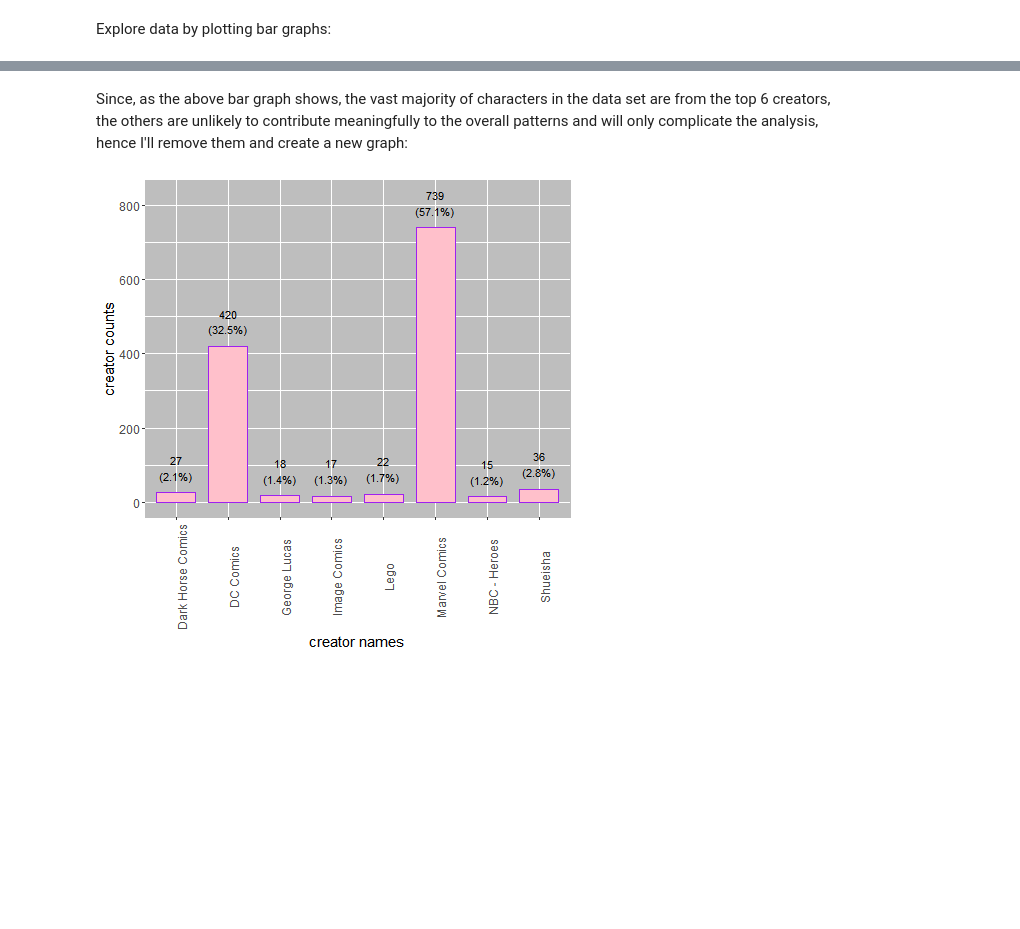
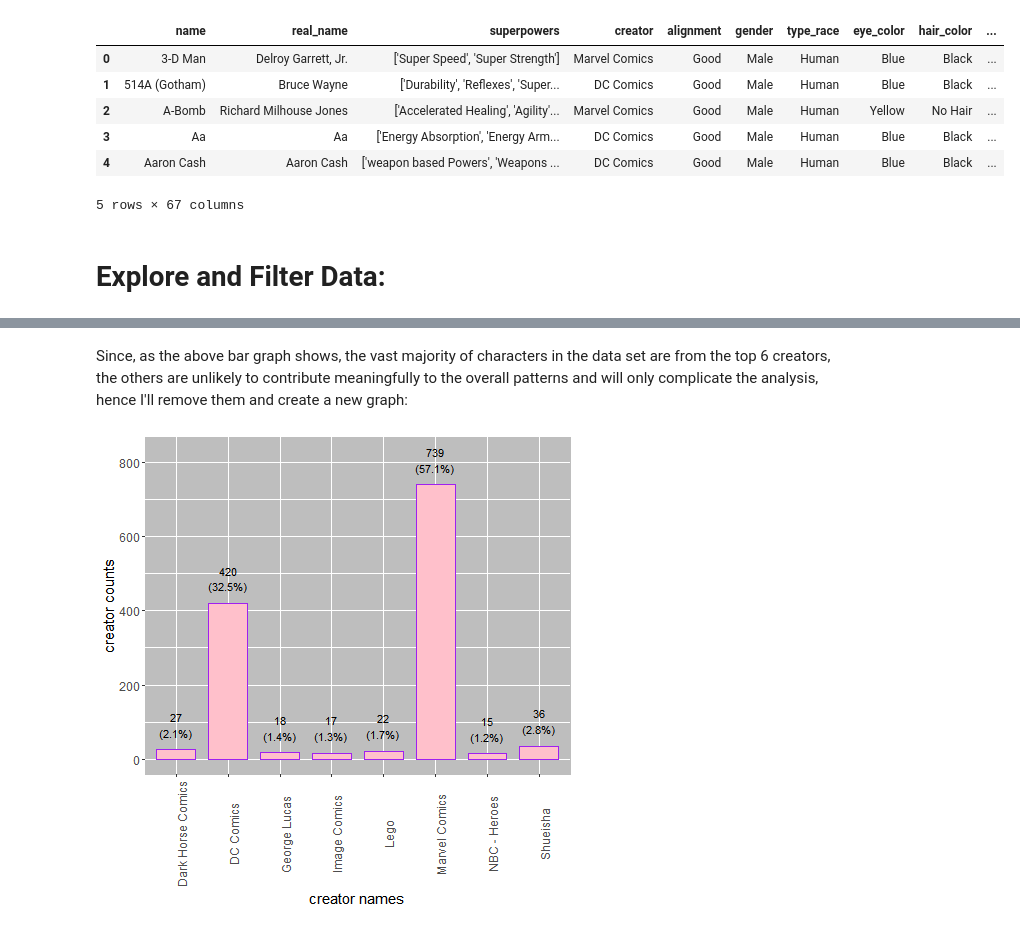
Before and after one commit to mikayla-eckelcifrese/DAT402-Project-1, a Jupyter notebook: K-Nearest Neighbors Analysis.ipynb, the cells around one changed output, grey strips where cells are left out. Drawn from its saved outputs; the diff is of its cells as text; code cells hidden in the pictures; blank space fills up the shorter version.

```diff
--- a/K-Nearest Neighbors Analysis.ipynb
+++ b/K-Nearest Neighbors Analysis.ipynb
@@ -97,0 +128,18 @@ quantitativeVariablesFilled;
+# %%
+#get numeric variable indexes and names
+encodedVariableIndexes = [i for i in range(18, 68)]
+
+
+numericVariables = superheroData.iloc[:, [3, 4, 5, 6, 7, 8, 14, 15]]
+
+#check for nulls before imputing
+numericVariables.isnull().sum() >> Print
+
+knnImputer = KNNImputer(n_neighbors = 10)
+
+numericVariablesFilled = \
+    pd.DataFrame(knnImputer.fit_transform(numericVariables))
+
+numericVariablesFilled.columns = numericVariables.columns
+
+numericVariablesFilled.isnull().sum()
@@ -98,7 +167,9 @@ quantitativeVariablesFilled;
 # %%
-categoricalVariableNames = [i for i in range(16, 68)]
+encodedVariableIndexes = [i for i in range(18, 68)]
 
-categoricalVariables = superheroData.iloc[:, [1, 2, 9, 10, 11, 12, 13] + categoricalVariableNames]
+categoricalVariables = superheroData.iloc[:, [1, 2, 9, 10, 11, 12, 13, 16, 17] + encodedVariableIndexes]
+
+categoricalVariables.isnull().sum().head() >> Print
 
 
 simpleImputer = SimpleImputer(strategy = "most_frequent")
@@ -108,4 +179,4 @@ categoricalVariablesFilled = pd.DataFrame(simpleImputer.fit_transform(categorica
 categoricalVariablesFilled.columns = categoricalVariables.columns
 
 
-categoricalVariablesFilled;
+categoricalVariablesFilled.isnull().sum().head()
@@ -112,8 +196,16 @@ categoricalVariablesFilled;
 # %%
-superheroDataFilled = pd.concat([categoricalVariablesFilled, quantitativeVariablesFilled], axis = 1)
-superheroDataFilled.head();
+superheroDataFilled = pd.concat([categoricalVariablesFilled, numericVariablesFilled], axis = 1)
+superheroDataFilled.head()
+# %% [output]
+|  | name | real_name | superpowers | creator | alignment | gender | type_race | eye_color | hair_color | ... |
+| 0 | 3-D Man | Delroy Garrett, Jr. | ['Super Speed', 'Super Strength'] | Marvel Comics | Good | Male | Human | Blue | Black | ... |
+| 1 | 514A (Gotham) | Bruce Wayne | ['Durability', 'Reflexes', 'Super... | DC Comics | Good | Male | Human | Blue | Black | ... |
+| 2 | A-Bomb | Richard Milhouse Jones | ['Accelerated Healing', 'Agility'... | Marvel Comics | Good | Male | Human | Yellow | No Hair | ... |
+| 3 | Aa | Aa | ['Energy Absorption', 'Energy Arm... | DC Comics | Good | Male | Human | Blue | Black | ... |
+| 4 | Aaron Cash | Aaron Cash | ['weapon based Powers', 'Weapons ... | DC Comics | Good | Male | Human | Blue | Black | ... |
+5 rows × 67 columns
-# %% [markdown]
-Explore data by plotting bar graphs:
+# %% [markdown]
+# Explore and Filter Data:
 # %%
 %%R -i superheroDataFilled -o creatorNamesandCounts
 
```
Also changed, not shown: parts of 30 cells of this notebook, 1 other file.
